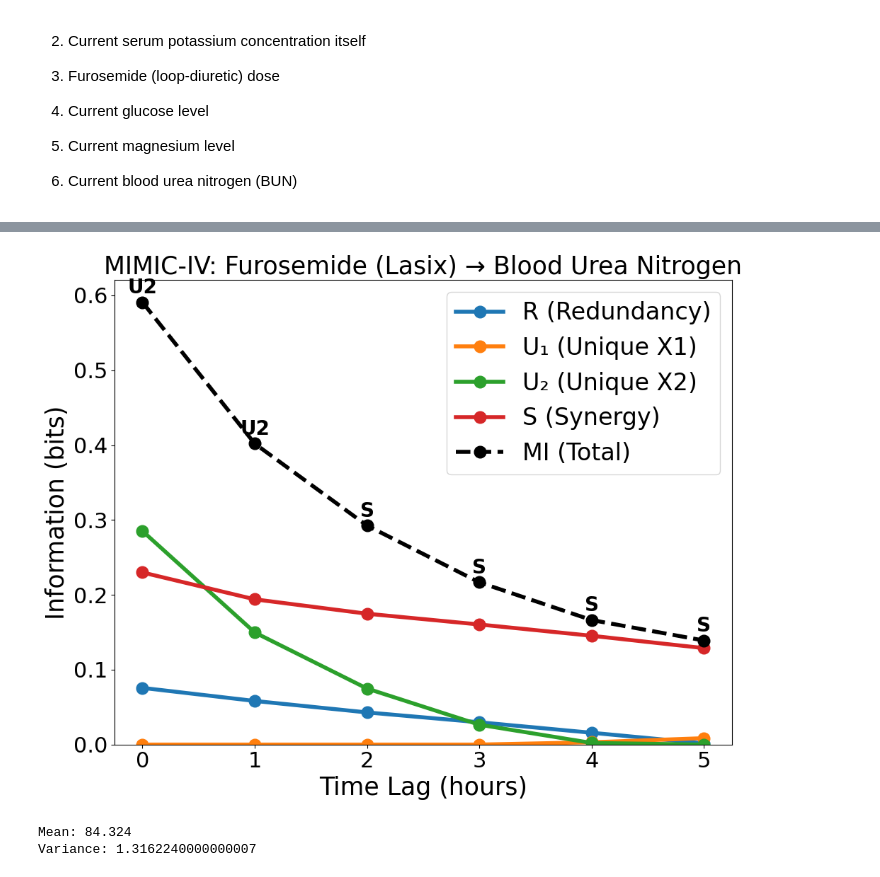
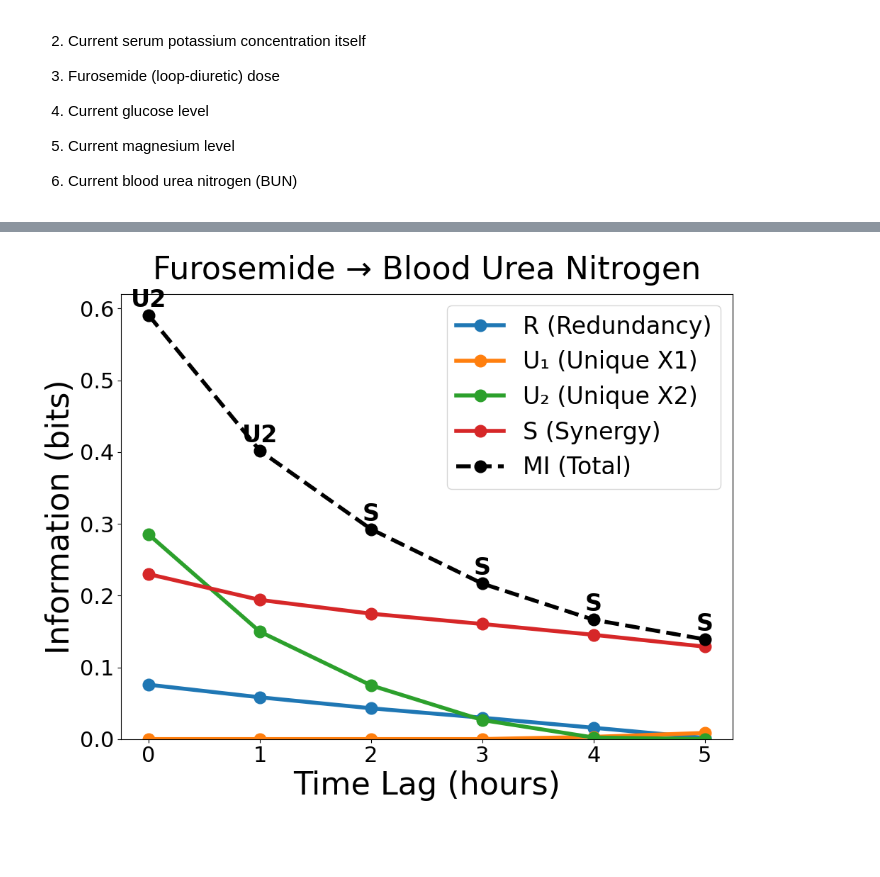
Before and after one commit to aaronhan223/dami, a Jupyter notebook: src/plots/analyze_mimiciv_rus.ipynb, the cells around one changed output, grey strips where cells are left out. Cells and saved outputs as stored; diff of their text form; code cells hidden in the pictures; blank space fills up the shorter version.

```diff
--- a/src/plots/analyze_mimiciv_rus.ipynb
+++ b/src/plots/analyze_mimiciv_rus.ipynb
@@ -204,15 +204,15 @@ def plot_multi_lag_results(feature_pair_data, feature_pair_name, ax=None):
         # Position the annotation slightly higher above the MI value
         ax.annotate(dom_term, (lags[i], mi_values[i] + 0.02 * max(mi_values)),
                    xytext=(0, 0), textcoords='offset points',
-                   ha='center', fontweight='bold', fontsize=20)
+                   ha='center', fontweight='bold', fontsize=24)
 
     # Add labels and title
-    ax.set_xlabel('Time Lag (seconds)', fontsize=25)
-    ax.set_ylabel('Information (bits)', fontsize=25)
-    ax.set_title(f"{feature_pair_name}", fontsize=25)
+    ax.set_xlabel('Time Lag (hours)', fontsize=32)
+    ax.set_ylabel('Information (bits)', fontsize=32)
+    ax.set_title(f"{feature_pair_name}", fontsize=32, pad=15)
 
     # Add legend and grid
-    ax.legend(loc='center right', fontsize=24)
+    ax.legend(loc='upper right', fontsize=24)
     # ax.grid(True, linestyle='--', alpha=0.7)
     # Set x and y ticks font size
     ax.tick_params(axis='x', labelsize=22)
@@ -227,7 +227,7 @@ def plot_multi_lag_results(feature_pair_data, feature_pair_name, ax=None):
 first_pair_data = mimiciv_rus_results[0:6]
 if len(first_pair_data) > 0:
     # pair_name = f"{first_pair_data[0]['feature_pair'][0]} → {first_pair_data[0]['feature_pair'][1]}"
-    pair_name = "MIMIC-IV: Insulin → Furosemide (Lasix)"
+    pair_name = "Insulin → Furosemide"
     fig, ax = plt.subplots(figsize=(10, 8))
     plot_multi_lag_results(first_pair_data, pair_name, ax)
     plt.tight_layout()
@@ -582,23 +237,10 @@ Number of lags: 11
 # %%
 feat_pair = mimiciv_rus_results[48:54]
 # pair_name = f"{feat_pair[0]['feature_pair'][0]} → {feat_pair[0]['feature_pair'][1]}"
-pair_name = "MIMIC-IV: Furosemide (Lasix) → Blood Urea Nitrogen"
+pair_name = "Furosemide → Blood Urea Nitrogen"
 fig, ax = plt.subplots(figsize=(10, 8))
 plot_multi_lag_results(feat_pair, pair_name, ax)
 plt.tight_layout()
 plt.show()
 # %% [output]
-[figure, old version]
+[figure, new version]
-# %%
-def compute_mean_variance(arr):
-    mean = np.mean(arr)
-    variance = np.var(arr)
-    return mean, variance
-
-arr = [82.92, 85.69, 85.59, 83.27, 84.15]
-mean, variance = compute_mean_variance(arr)
-print(f"Mean: {mean}")
-print(f"Variance: {variance}")
-# %% [output]
-Mean: 84.324
-Variance: 1.3162240000000007
```
Also changed, not shown: parts of 12 cells of this notebook, 9 other files.
